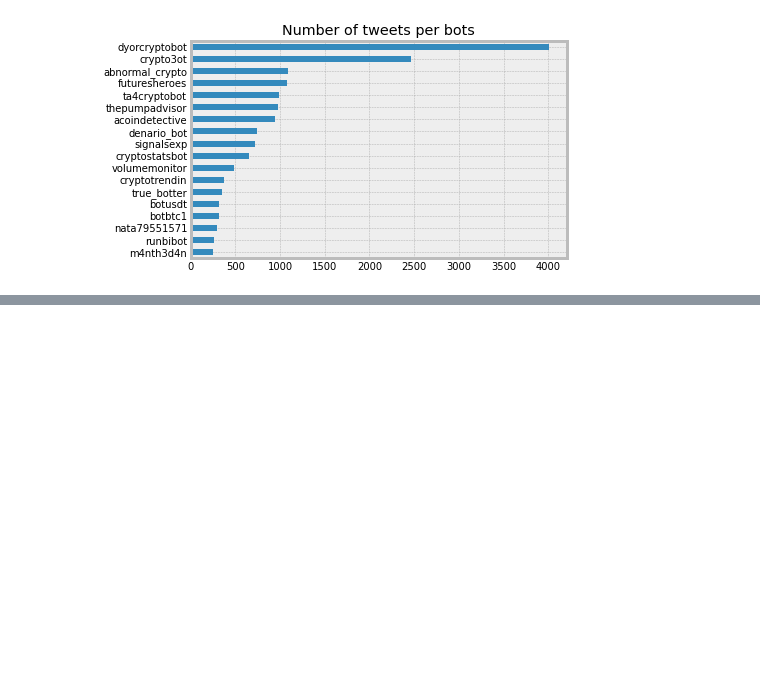
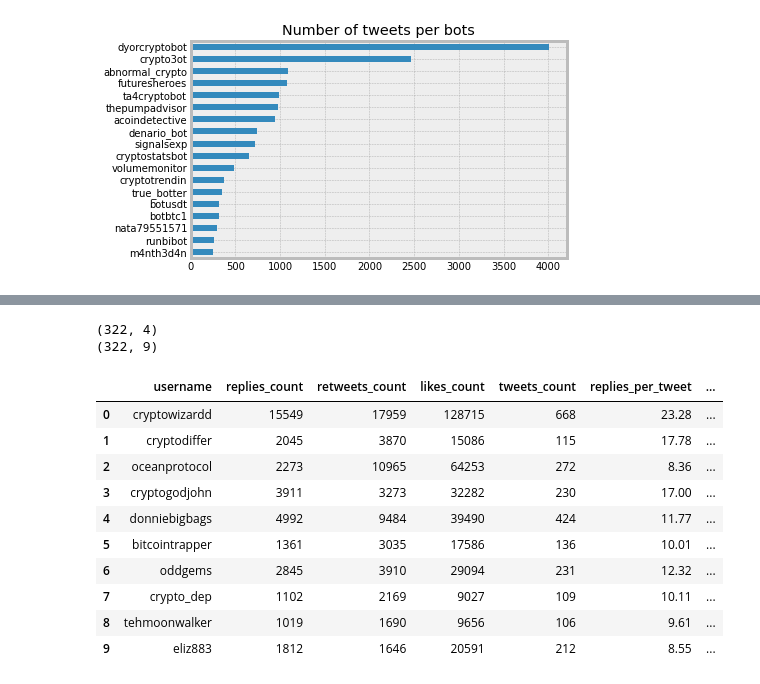
Before and after one commit to abessalov/Ocean_Tweets, a Jupyter notebook: 2_statistics.ipynb, the cells around one changed output, grey strips where cells are left out. Saved outputs shown, nothing was run; the diff lists cells and outputs as text; code cells hidden in the pictures; blank space fills up the shorter version.

```diff
--- a/2_statistics.ipynb
+++ b/2_statistics.ipynb
@@ -233,0 +240,28 @@ _ = df1[df1.username.isin(list_bots)].set_index('username').tweets_count.sort_va
+# %%
+df_gr = df.groupby('username').sum().iloc[:,2:]
+df_gr = df_gr[df_gr.tweets_count >= 100]
+print(df_gr.shape)
+
+df_gr['replies_per_tweet']  = df_gr['replies_count'] / df_gr['tweets_count']
+df_gr['retweets_per_tweet'] = df_gr['retweets_count'] / df_gr['tweets_count']
+df_gr['likes_per_tweet']    = df_gr['likes_count'] / df_gr['tweets_count']
+
+df_gr['rank_total'] = df_gr.rank(pct = True).iloc[:,-3:].sum(axis = 1)
+df_gr = df_gr.sort_values('rank_total', ascending = False).reset_index()
+
+print(df_gr.shape)
+df_gr[:10]
+# %% [output]
+(322, 4)
+(322, 9)
+|  | username | replies_count | retweets_count | likes_count | tweets_count | replies_per_tweet | ... |
+| 0 | cryptowizardd | 15549 | 17959 | 128715 | 668 | 23.28 | ... |
+| 1 | cryptodiffer | 2045 | 3870 | 15086 | 115 | 17.78 | ... |
+| 2 | oceanprotocol | 2273 | 10965 | 64253 | 272 | 8.36 | ... |
+| 3 | cryptogodjohn | 3911 | 3273 | 32282 | 230 | 17.00 | ... |
+| 4 | donniebigbags | 4992 | 9484 | 39490 | 424 | 11.77 | ... |
+| 5 | bitcointrapper | 1361 | 3035 | 17586 | 136 | 10.01 | ... |
+| 6 | oddgems | 2845 | 3910 | 29094 | 231 | 12.32 | ... |
+| 7 | crypto_dep | 1102 | 2169 | 9027 | 109 | 10.11 | ... |
+| 8 | tehmoonwalker | 1019 | 1690 | 9656 | 106 | 9.61 | ... |
+| 9 | eliz883 | 1812 | 1646 | 20591 | 212 | 8.55 | ... |
```
Also changed, not shown: parts of 7 cells of this notebook.
